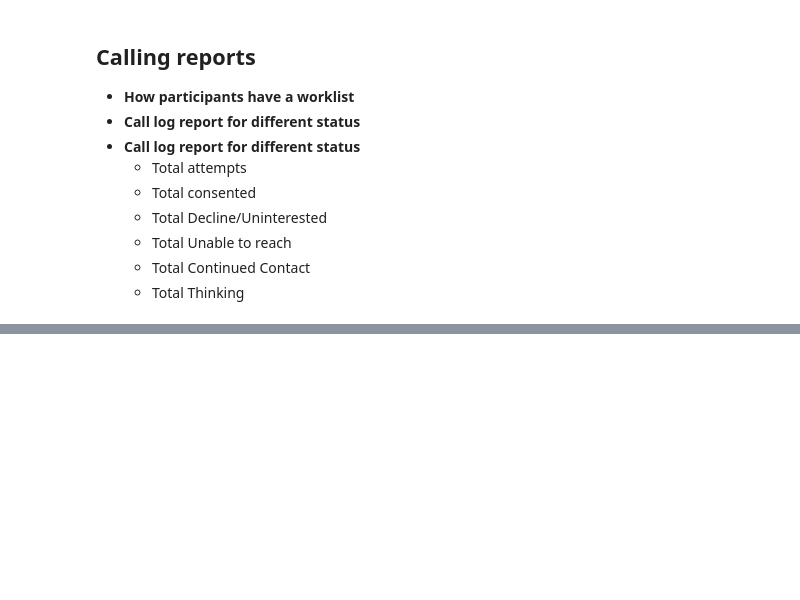
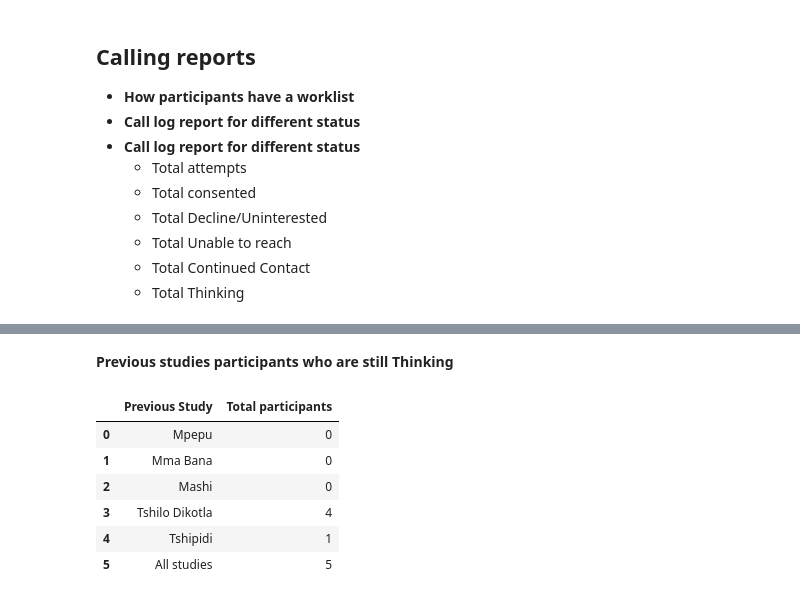
Before and after one commit to salahdin/flourish, a Jupyter notebook: flourish/notebooks/flourish_study_reports.ipynb, the cells around one changed output, grey strips where cells are left out. Cells and saved outputs as stored; diff of their text form; code cells hidden in the pictures; blank space fills up the shorter version.

```diff
--- a/flourish/notebooks/flourish_study_reports.ipynb
+++ b/flourish/notebooks/flourish_study_reports.ipynb
@@ -468,0 +657,43 @@ display(HTML(results.to_html()))
+# %%
+# Thinking
+from edc_constants.constants import NOT_APPLICABLE
+screening_identifiers = SubjectConsent.objects.all().values_list(
+    'screening_identifier', flat=True)
+screening_identifiers = list(set(screening_identifiers))
+
+consented_pids = MaternalDataset.objects.filter(
+    screening_identifier__in=screening_identifiers).values_list(
+        'study_maternal_identifier', flat=True)
+
+app_identifiers = LogEntry.objects.filter(
+    appt__in=['No', 'Yes']).values_list('study_maternal_identifier', flat=True)
+app_identifiers = list(set(app_identifiers))
+
+qs = LogEntry.objects.filter(
+    ~Q(study_maternal_identifier__in=consented_pids),
+    ~Q(study_maternal_identifier__in=app_identifiers),
+    appt__iexact='thinking')
+
+df = read_frame(qs, fieldnames=['prev_study', 'study_maternal_identifier'])
+df = df.drop_duplicates(subset=['study_maternal_identifier'])
+#df.to_csv('thinking.csv', encoding='utf-8')
+prev_study_list = []
+total = 0
+for prev_study in prev_studies:
+    df_prev = df[df['prev_study'] == prev_study]
+    prev_study_list.append([prev_study, df_prev[df_prev.columns[0]].count()])
+    total += df_prev[df_prev.columns[0]].count()
+
+prev_study_list.append(['All studies', total])
+results = pd.DataFrame(prev_study_list, columns=['Previous Study', 'Total participants'])
+display(Markdown(f"**Previous studies participants who are still Thinking**"))
+display(HTML(results.to_html()))
+# %% [output]
+**Previous studies participants who are still Thinking**
+|  | Previous Study | Total participants |
+| 0 | Mpepu | 0 |
+| 1 | Mma Bana | 0 |
+| 2 | Mashi | 0 |
+| 3 | Tshilo Dikotla | 4 |
+| 4 | Tshipidi | 1 |
+| 5 | All studies | 5 |
```
Also changed, not shown: parts of 9 cells of this notebook.
